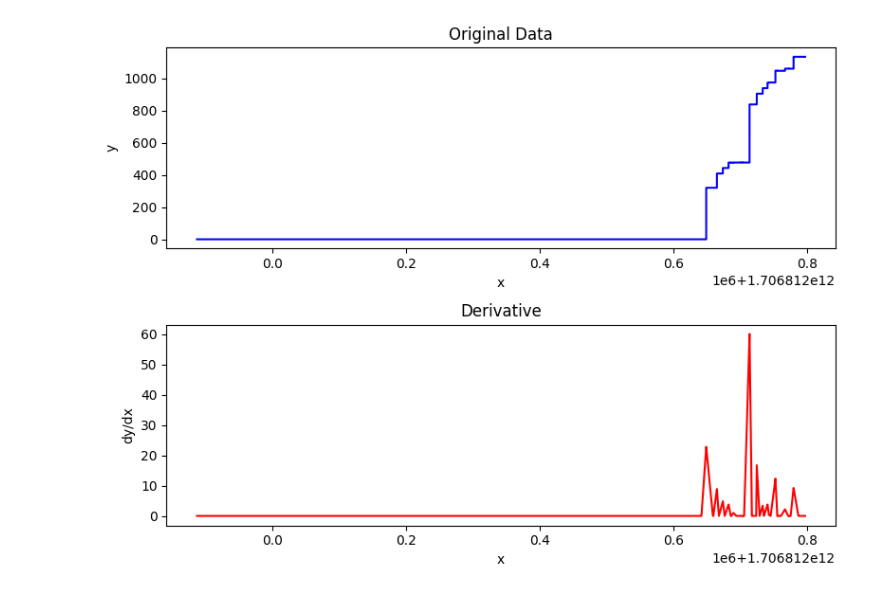
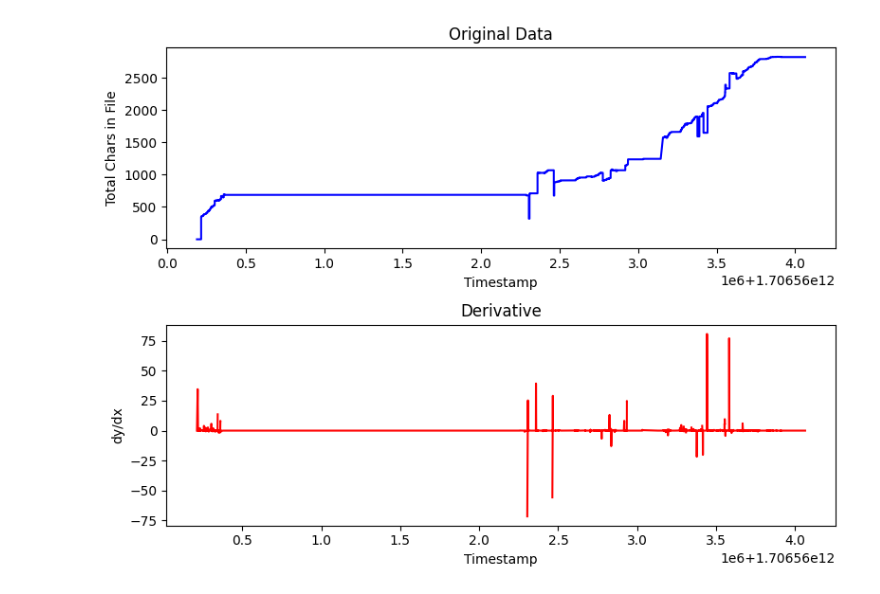
Before and after one commit to Shadip01/CS-498, a Jupyter notebook: Algorithms/Data_Provider.ipynb, the cells around one changed output. Cells and saved outputs as stored; diff of their text form; code cells hidden in the pictures.

Commit message:
data set almost

```diff
--- a/Algorithms/Data_Provider.ipynb
+++ b/Algorithms/Data_Provider.ipynb
@@ -22,29 +15,10 @@ with open(src_path, 'r') as assignmentFile:
 # Split the log_field into individual JSON objects
 logs = log_field.strip().split('\n')
 
-# Define dictionaries to hold information for each timestamp
-knowledge_base = {}
+# Create an empty list to hold dictionaries for each log entry
+log_list = []
 
-# Iterate over each log entry
+# Iterate over each log entry and append the data to the list
 for log in logs:
     data = json.loads(log)
-    timestamp = data.get('t')
-    cell_number = data.get('u')
-    new_value = data.get('v')
-    insert_data = data.get('^')
-    cursor_position = data.get('|')
-    cursor_position_in_file = data.get('_c')
-    total_chars_in_file = data.get('_cs')
-    current_line_number = data.get('_l')
-    total_lines_in_file = data.get('_ls')
-
-    knowledge_base[timestamp] = {
-        'cell_number': cell_number,
-        'new_value': new_value,
-        'insert_data': insert_data,
-        'cursor_position': cursor_position,
-        'cursor_position_in_file': cursor_position_in_file,
-        'total_chars_in_file': total_chars_in_file,
-        'current_line_number': current_line_number,
-        'total_lines_in_file': total_lines_in_file
-    }
+    log_list.append(data)
@@ -93,0 +25,2 @@ plt.show()
+# %%
+df = pd.DataFrame(log_list)
@@ -94,25 +36,24 @@ plt.show()
 # %%
-# Compute the derivative dy/dx
-dy_dx = np.gradient(y, x)
+dy_dx = np.gradient(df['_cs'].fillna(method='ffill'), df['t'])
 
 # Plotting the data
 plt.figure(figsize=(8, 6))
 
 # Original data
 plt.subplot(2, 1, 1)
-plt.plot(x, y, color='blue')
+plt.plot(df['t'], df['_cs'].fillna(method='ffill'), color='blue')
 plt.title("Original Data")
-plt.xlabel("x")
-plt.ylabel("y")
+plt.xlabel("Timestamp")
+plt.ylabel("Total Chars in File")
 
 # Derivative data
 plt.subplot(2, 1, 2)
-plt.plot(x, dy_dx, color='red')
+plt.plot(df['t'], dy_dx, color='red')
 plt.title("Derivative")
-plt.xlabel("x")
+plt.xlabel("Timestamp")
 plt.ylabel("dy/dx")
 
 plt.tight_layout()
 plt.show()
 # %% [output]
-[figure, old version]
+[figure, new version]
```
Also changed, not shown: parts of 9 cells of this notebook, 3 other files.
